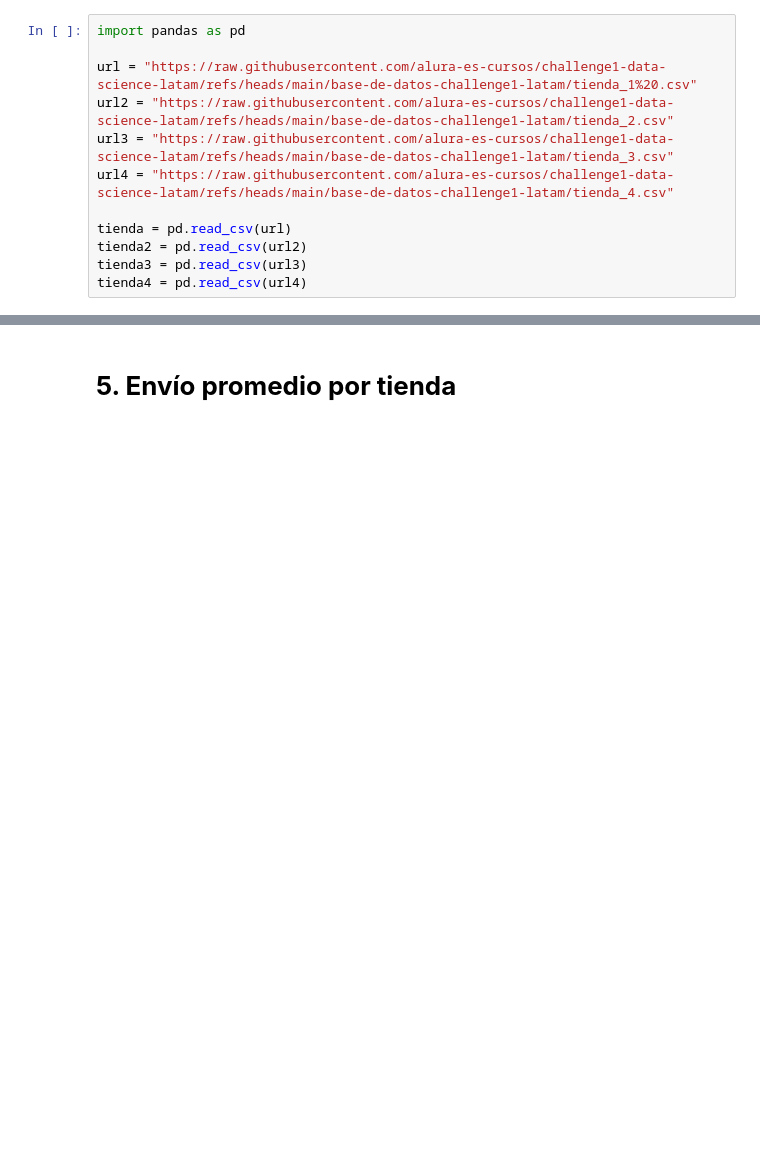
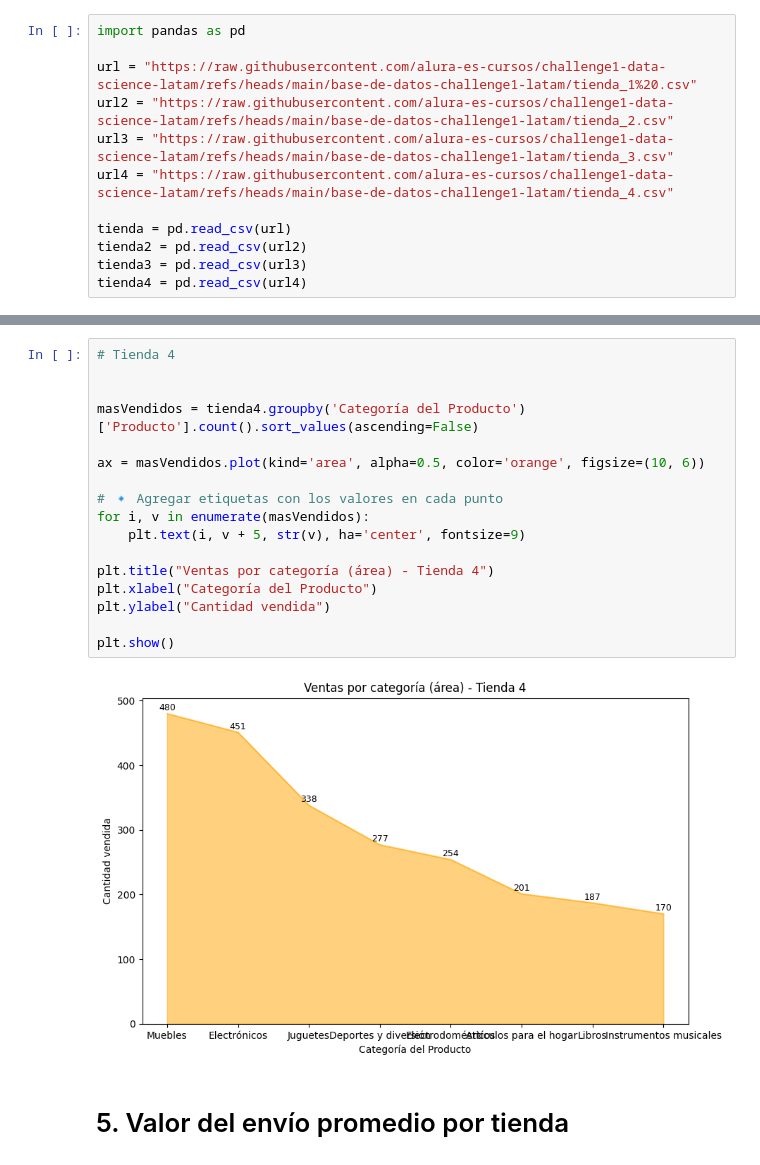
Before and after one commit to adrianrincon02/DataAnalystStore, a Jupyter notebook: Challenges.ipynb, the cells around one changed output, grey strips where cells are left out. Cells and saved outputs as stored; diff of their text form; blank space fills up the shorter version.

```diff
--- a/Challenges.ipynb
+++ b/Challenges.ipynb
@@ -21,2 +246,21 @@ tienda4 = pd.read_csv(url4)
+# %%
+# Tienda 4
+
+
+masVendidos = tienda4.groupby('Categoría del Producto')['Producto'].count().sort_values(ascending=False)
+
+ax = masVendidos.plot(kind='area', alpha=0.5, color='orange', figsize=(10, 6))
+
+# 🔹 Agregar etiquetas con los valores en cada punto
+for i, v in enumerate(masVendidos):
+    plt.text(i, v + 5, str(v), ha='center', fontsize=9)
+
+plt.title("Ventas por categoría (área) - Tienda 4")
+plt.xlabel("Categoría del Producto")
+plt.ylabel("Cantidad vendida")
+
+plt.show()
+# %% [output]
+[figure, added]
 # %% [markdown]
-# **5. Envío promedio por tienda**
+# 5. Valor del envío promedio por tienda
```
Also changed, not shown: parts of 31 cells of this notebook.
